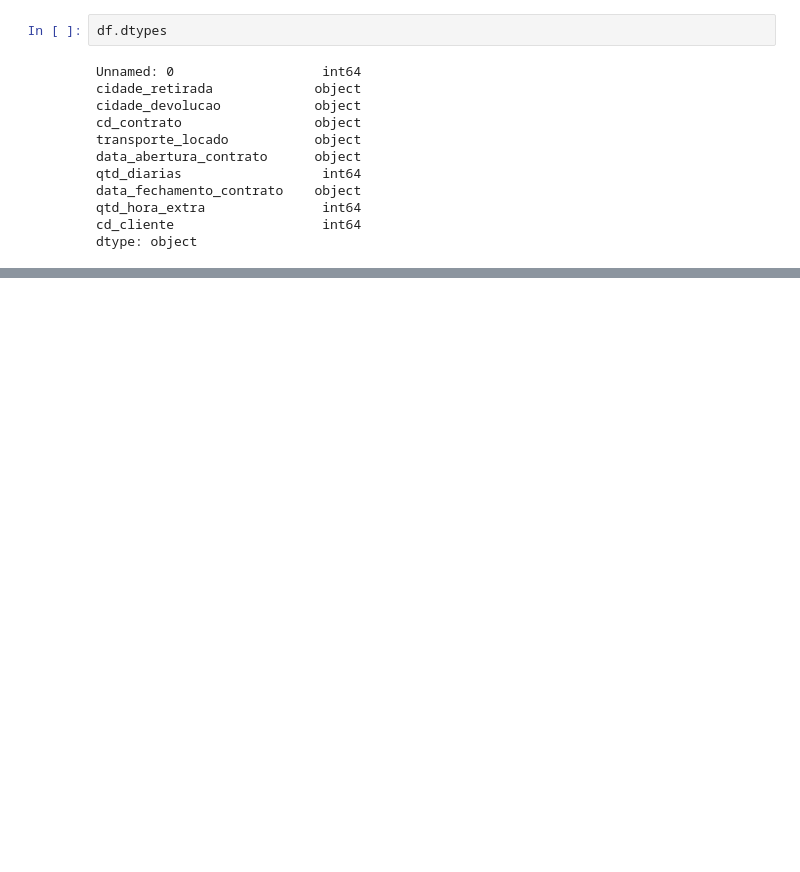
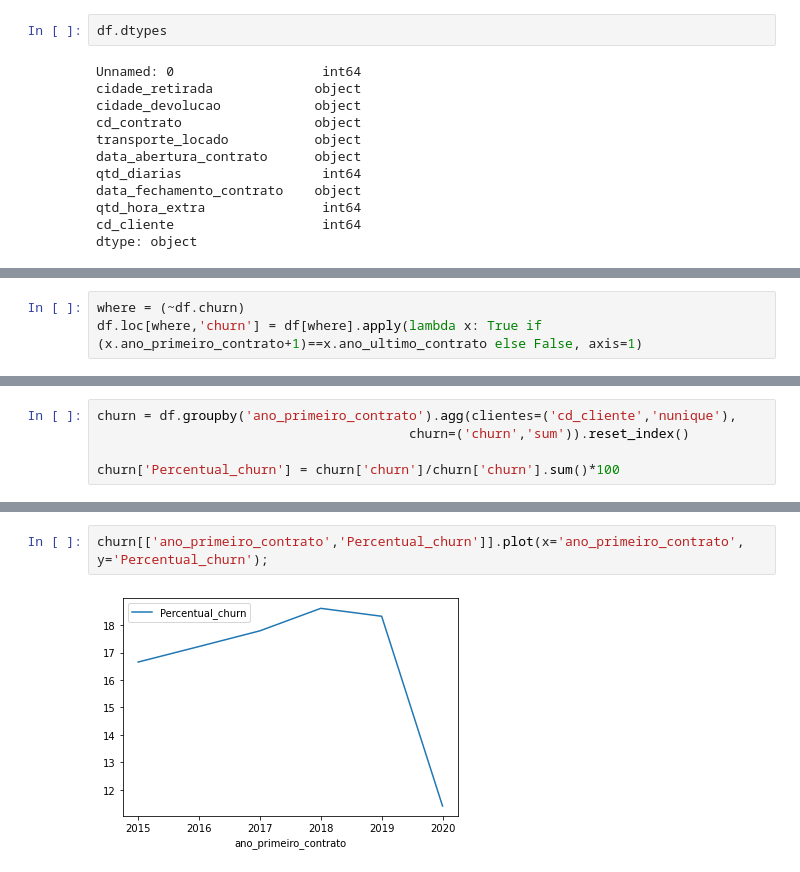
Before and after one commit to ecordeiro/Desafio, a Jupyter notebook: desafio_1.ipynb, the cells around one changed output, grey strips where cells are left out. Drawn from its saved outputs; the diff is of its cells as text; blank space fills up the shorter version.

```diff
--- a/desafio_1.ipynb
+++ b/desafio_1.ipynb
@@ -55,0 +139,3 @@ Name: cd_cliente, Length: 44842, dtype: int64
+# %%
+where = (~df.churn)
+df.loc[where,'churn'] = df[where].apply(lambda x: True if (x.ano_primeiro_contrato+1)==x.ano_ultimo_contrato else False, axis=1)
@@ -55,0 +153,5 @@ Name: cd_cliente, Length: 44842, dtype: int64
+# %%
+churn = df.groupby('ano_primeiro_contrato').agg(clientes=('cd_cliente','nunique'),
+                                        churn=('churn','sum')).reset_index()
+
+churn['Percentual_churn'] = churn['churn']/churn['churn'].sum()*100
@@ -55,0 +168,4 @@ Name: cd_cliente, Length: 44842, dtype: int64
+# %%
+churn[['ano_primeiro_contrato','Percentual_churn']].plot(x='ano_primeiro_contrato', y='Percentual_churn');
+# %% [output]
+[figure, added]
```
Also changed, not shown: parts of 39 cells of this notebook.
